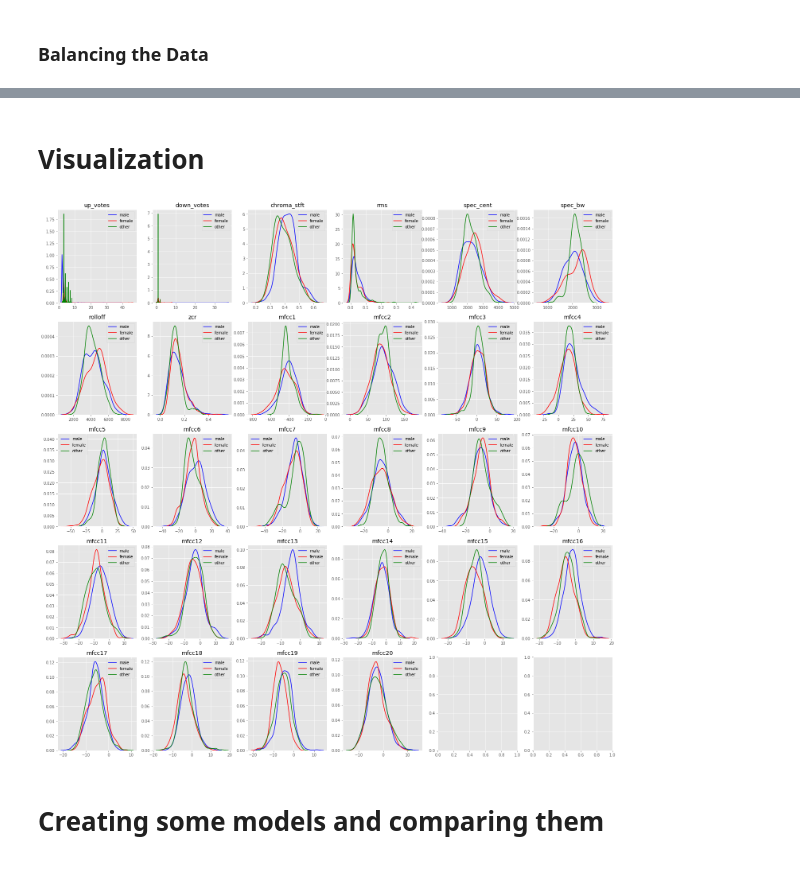
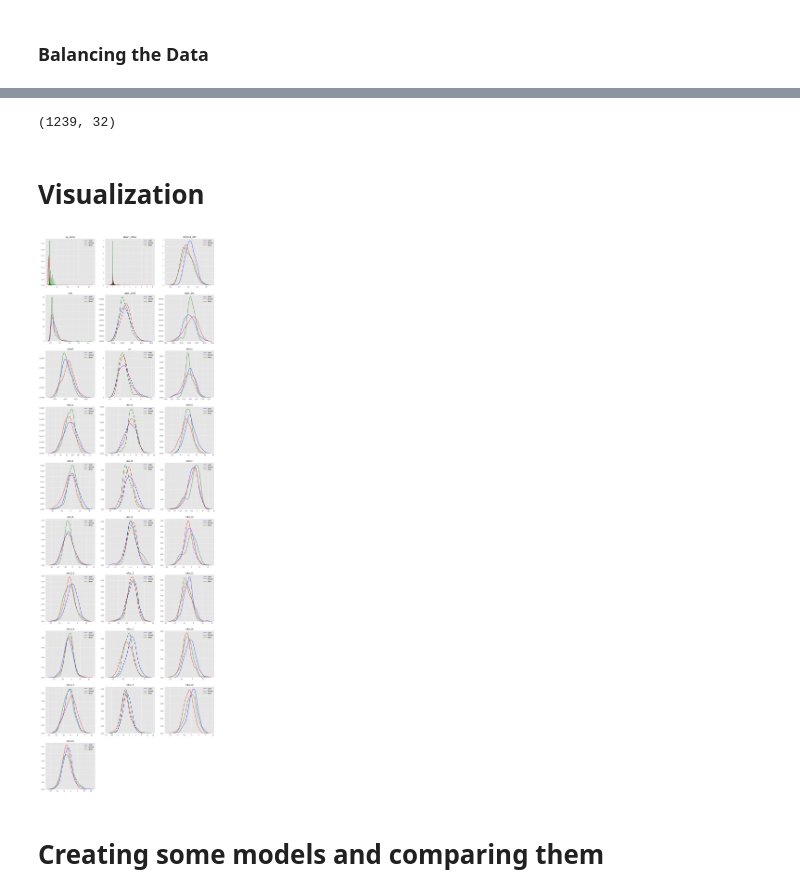
Before and after one commit to Risto-R/IDS-Project, a Jupyter notebook: Notebook.ipynb, the cells around one changed output, grey strips where cells are left out. Saved outputs shown, nothing was run; the diff lists cells and outputs as text; code cells hidden in the pictures.

```diff
--- a/Notebook.ipynb
+++ b/Notebook.ipynb
@@ -11,7 +11,7 @@ def osPath(path):
     return os.path.abspath(path)
 # %%
 pathname = "data/data files/validated.tsv"
-output_pathname = "Datasets/Dataset_ENG.tsv"
+output_pathname = "data/data files/validated_SpeechFeatures.tsv"
 os.environ["PATH"] += os.pathsep + 'FFMPEG/bin'
 mp3_folder = "data/clips"
 wav_folder = "data/wav_clips"
@@ -394,26 +350,30 @@ distribution_plotter(data_accent,"accent")
+# %%
+data_gender.shape
+# %% [output]
+(1239, 32)
 # %% [markdown]
 # Visualization
 # %%
 data = data_gender.copy()
 data = data.drop(["path"],axis=1)
 data = data.drop(["age"],axis=1)
 data = data.drop(["accent"],axis=1)
-plt.subplots(5,6,figsize=(25,25))
+plt.subplots(3,10,figsize=(20,67))
 male_subset = data.loc[data["gender"] == "male"]
 female_subset = data.loc[data["gender"]=="female"]
 other_subset = data.loc[data["gender"]=="other"]
 data = data.drop(["gender"],axis=1)
 i = 1
 for column in data.columns:
-    plt.subplot(5,6,i)
+    plt.subplot(10,3,i)
     plt.title(column)
     sns.kdeplot(male_subset[column],color="blue",label="male")
     sns.kdeplot(female_subset[column],color="red",label="female")
     sns.kdeplot(other_subset[column],color="green",label="other")
     i += 1
 plt.show()
 # %% [output]
-[figure, old version]
+[figure, new version]
 # %% [markdown]
 # Creating some models and comparing them
 # %%
```
Also changed, not shown: parts of 22 cells of this notebook, 1 other file.
